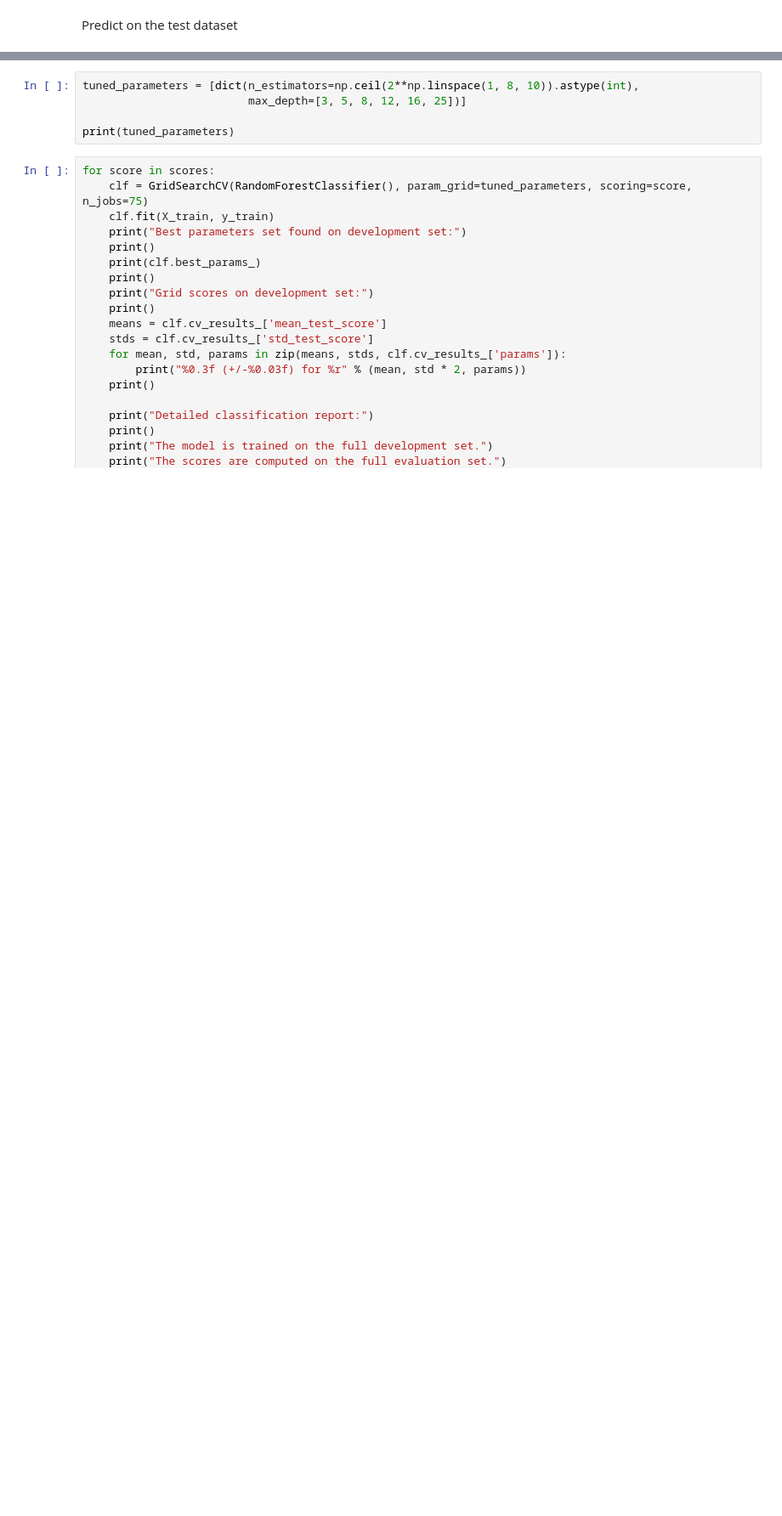
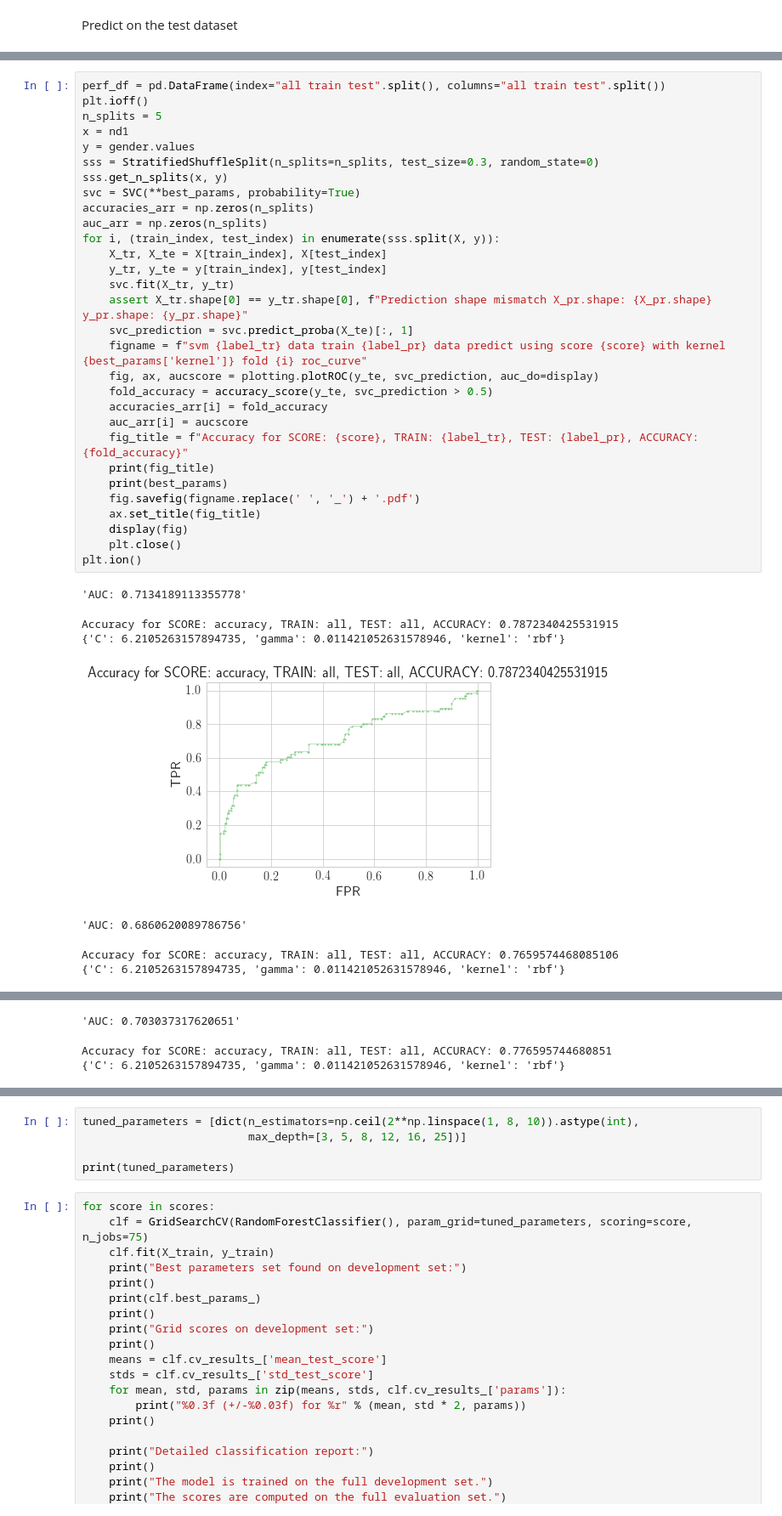
Before and after one commit to AllanLRH/master_thesis, a Jupyter notebook: joachim_exercise/joachim_exercise.ipynb, the cells around one changed output, grey strips where cells are left out. Shown at 85% size. Drawn from its saved outputs; the diff is of its cells as text; blank space fills up the shorter version.

```diff
--- a/joachim_exercise/joachim_exercise.ipynb
+++ b/joachim_exercise/joachim_exercise.ipynb
@@ -587,0 +964,38 @@ for score, best_params in svc_best_params_list:
+# %%
+perf_df = pd.DataFrame(index="all train test".split(), columns="all train test".split())
+plt.ioff()
+n_splits = 5
+x = nd1
+y = gender.values
+sss = StratifiedShuffleSplit(n_splits=n_splits, test_size=0.3, random_state=0)
+sss.get_n_splits(x, y)
+svc = SVC(**best_params, probability=True)
+accuracies_arr = np.zeros(n_splits)
+auc_arr = np.zeros(n_splits)
+for i, (train_index, test_index) in enumerate(sss.split(X, y)):
+    X_tr, X_te = X[train_index], X[test_index]
+    y_tr, y_te = y[train_index], y[test_index]
+    svc.fit(X_tr, y_tr)
+    assert X_tr.shape[0] == y_tr.shape[0], f"Prediction shape mismatch X_pr.shape: {X_pr.shape} y_pr.shape: {y_pr.shape}"
+    svc_prediction = svc.predict_proba(X_te)[:, 1]
+    figname = f"svm {label_tr} data train {label_pr} data predict using score {score} with kernel {best_params['kernel']} fold {i} roc_curve"
+    fig, ax, aucscore = plotting.plotROC(y_te, svc_prediction, auc_do=display)
+    fold_accuracy = accuracy_score(y_te, svc_prediction > 0.5)
+    accuracies_arr[i] = fold_accuracy
+    auc_arr[i] = aucscore
+    fig_title = f"Accuracy for SCORE: {score}, TRAIN: {label_tr}, TEST: {label_pr}, ACCURACY: {fold_accuracy}"
+    print(fig_title)
+    print(best_params)
+    fig.savefig(figname.replace(' ', '_') + '.pdf')
+    ax.set_title(fig_title)
+    display(fig)
+    plt.close()
+plt.ion()
+# %% [output]
+'AUC: 0.7134189113355778'
+Accuracy for SCORE: accuracy, TRAIN: all, TEST: all, ACCURACY: 0.7872340425531915
+{'C': 6.2105263157894735, 'gamma': 0.011421052631578946, 'kernel': 'rbf'}
+[figure, added]
+'AUC: 0.6860620089786756'
+Accuracy for SCORE: accuracy, TRAIN: all, TEST: all, ACCURACY: 0.7659574468085106
+{'C': 6.2105263157894735, 'gamma': 0.011421052631578946, 'kernel': 'rbf'}
@@ -587,0 +1003,3 @@ for score, best_params in svc_best_params_list:
+'AUC: 0.703037317620651'
+Accuracy for SCORE: accuracy, TRAIN: all, TEST: all, ACCURACY: 0.776595744680851
+{'C': 6.2105263157894735, 'gamma': 0.011421052631578946, 'kernel': 'rbf'}
```
Also changed, not shown: parts of 72 cells of this notebook, 2 other files.
